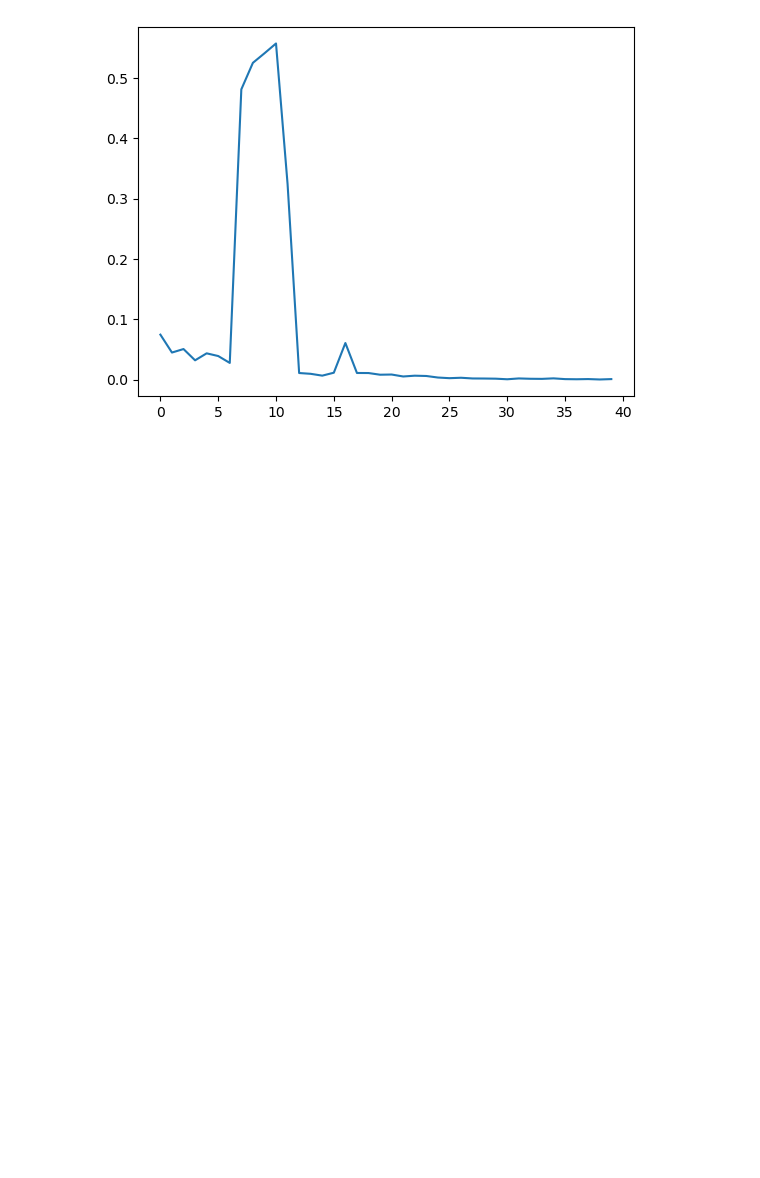
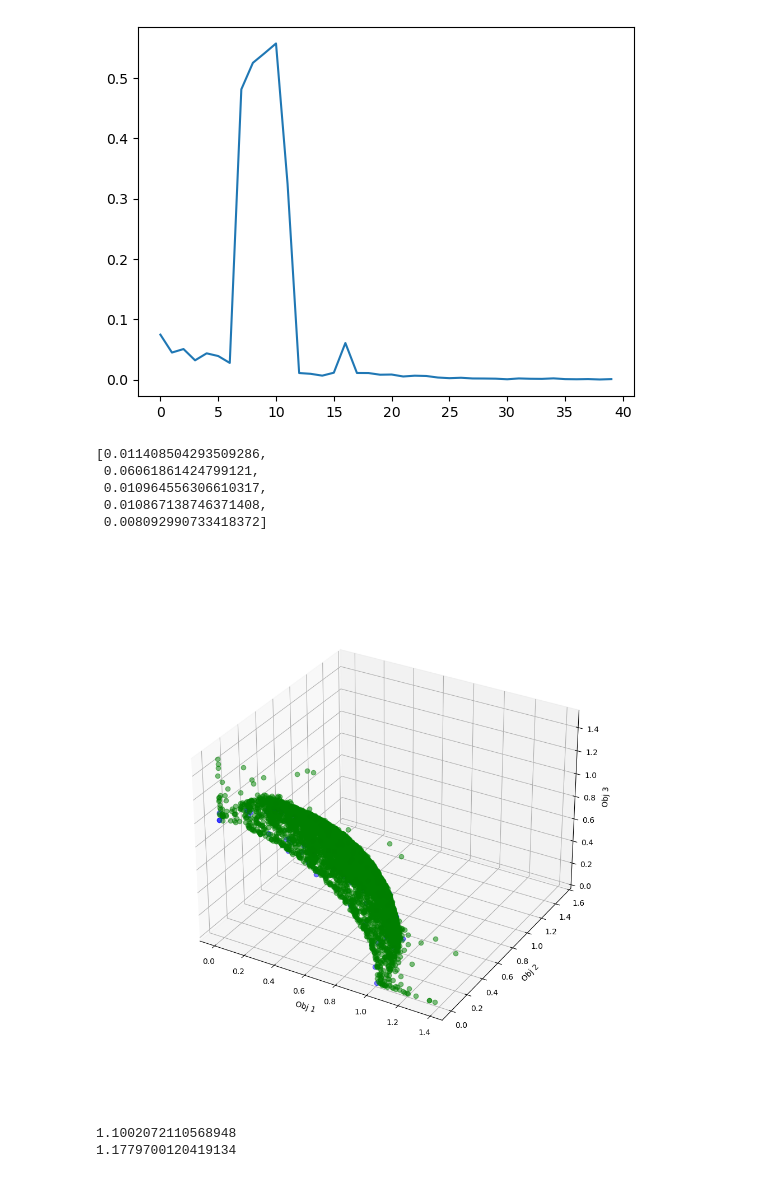
Before and after one commit to rameshsrinivasanuci/multiobjective, a Jupyter notebook: dtlz.ipynb, the cells around one changed output. Saved outputs shown, nothing was run; the diff lists cells and outputs as text; code cells hidden in the pictures; blank space fills up the shorter version.

Commit message:
plotting; compute hv

```diff
--- a/dtlz.ipynb
+++ b/dtlz.ipynb
@@ -3,10 +3,14 @@ from pymoo.problems import get_problem
 from pymoo.algorithms.moo.nsga2 import NSGA2
 from pymoo.optimize import minimize
 
+n_obj = 3
+k = 10
+n_var = n_obj + k - 1
+
 problem = get_problem(
     "dtlz2",
-    n_var=12,
-    n_obj=3
+    n_var=n_var,
+    n_obj=n_obj
 )
 
 print(problem.n_var)   # 12
@@ -144,4 +128,7 @@ Mode 2 generation 18 (no improve count: 0)
 Mode 2 generation 19 (no improve count: 0)
 Mode 2 generation 20 (no improve count: 0)
 EDA finished in 51.21s (mode 1: 20 gens, mode 2: 20 gens)
+# %%
+with open(f"eda_conti_results/test_dtlz2.pkl", "rb") as f:
+    results = pickle.load(f)
 # %%
@@ -161,6 +154,14 @@ plt.plot(results['js_div_list'])
 # %% [output]
 [<matplotlib.lines.Line2D at 0x...>]
 [figure]
+# %%
+results['js_div_list'][15:20]
+# %% [output]
+[0.011408504293509286,
+ 0.06061861424799121,
+ 0.010964556306610317,
+ 0.010867138746371408,
+ 0.008092990733418372]
 # %%
 from scipy.stats._warnings_errors import FitError
 import numpy as np
@@ -193,3 +194,34 @@ print("|F| - 1 (should be ~0):", np.median(np.linalg.norm(F, axis=1) - 1))
 X = cont_eda.selected_population
 for j in (0, 1):
     print(j, (X[:, j] < 1e-3).mean(), (X[:, j] > 1 - 1e-3).mean())
+# %%
+F_eda = results['converged_pf_table'][-1]
+# %%
+import matplotlib.pyplot as plt
+%matplotlib widget
+from mpl_toolkits.mplot3d import Axes3D
+
+fig = plt.figure(figsize=(10, 10))
+ax = fig.add_subplot(projection='3d')
+ax.plot(F[:,0], F[:,1], F[:,2], 'bo', alpha=0.5, markersize=6)
+ax.plot(F_eda[:,0], F_eda[:,1], F_eda[:,2], 'go', alpha=0.5, markersize=6)
+ax.set_xlabel('Obj 1')
+ax.set_ylabel('Obj 2')
+ax.set_zlabel('Obj 3')
+plt.show()
+# %% [output]
+[figure, added]
+# %%
+from pymoo.indicators.hv import HV
+import numpy as np
+
+ref_point = np.array([1.2, 1.2, 1.2])
+
+hv = HV(ref_point=ref_point)
+hv_F = hv(F)
+hv_F_eda = hv(F_eda)
+print(hv_F)
+print(hv_F_eda)
+# %% [output]
+1.1002072110568948
+1.1779700120419134
```
Also changed, not shown: parts of 5 cells of this notebook.
